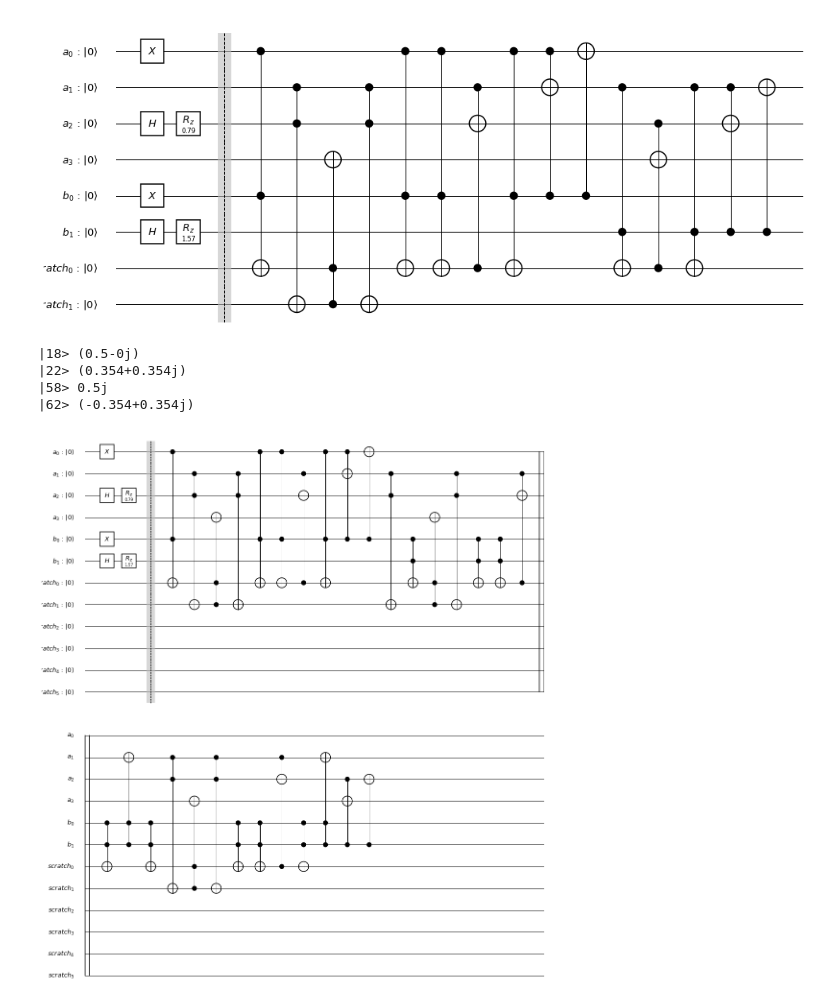
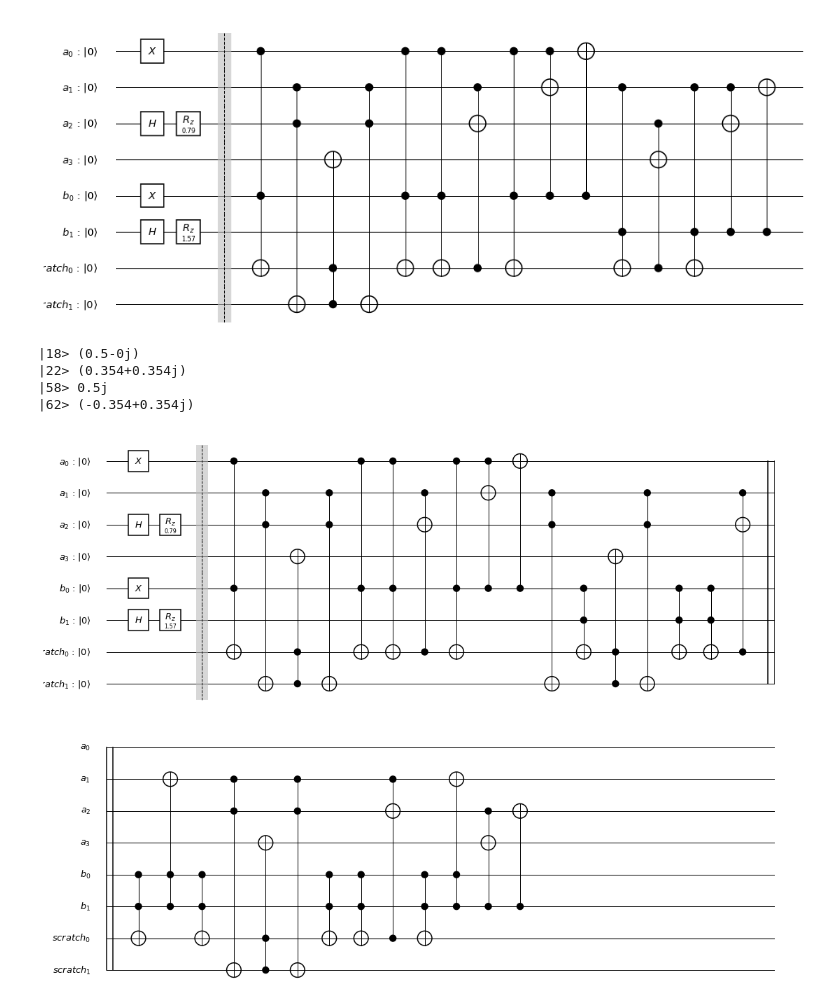
Before and after one commit to oreilly-qc/oreilly-qc.github.io, a Jupyter notebook: samples/Qiskit/Chapter5-samples.ipynb, the cells around one changed output. Cells and saved outputs as stored; diff of their text form; code cells hidden in the pictures.

```diff
--- a/samples/Qiskit/Chapter5-samples.ipynb
+++ b/samples/Qiskit/Chapter5-samples.ipynb
@@ -261,7 +261,7 @@ qc.draw()        # draw the circuit
 # Set up the program
 a = QuantumRegister(4, name='a')
 b = QuantumRegister(2, name='b')
-scratch = QuantumRegister(6, name='scratch')
+scratch = QuantumRegister(2, name='scratch')
 qc = QuantumCircuit(a, b, scratch)
 
 def main():
@@ -360,31 +360,31 @@ def multi_cx(qubits, do_cz=False):
     if len(conds) == 0:
         qc.x(target)
     elif len(conds) == 1:
         qc.cx(conds[0], target)
     else:
         qc.ccx(conds[0], conds[1], target)
     if do_cz:
         qc.h(target)
     ops.reverse()
     for op in ops:
         qc.ccx(op[0], op[1], op[2])
 
 main()
 
 ## That's the program. Everything below runs and draws it.
 
 backend = BasicAer.get_backend('statevector_simulator')
 job = execute(qc, backend)
 result = job.result()
 
 outputstate = result.get_statevector(qc, decimals=3)
 for i,amp in enumerate(outputstate):
     if abs(amp) > 0.000001:
         print('|{}> {}'.format(i, amp))
 qc.draw()        # draw the circuit
 # %% [output]
 |18> (0.5-0j)
 |22> (0.354+0.354j)
 |58> 0.5j
 |62> (-0.354+0.354j)
-[figure, old version]
+[figure, new version]
```
Also changed, not shown: parts of 4 cells of this notebook, 4 other files.
